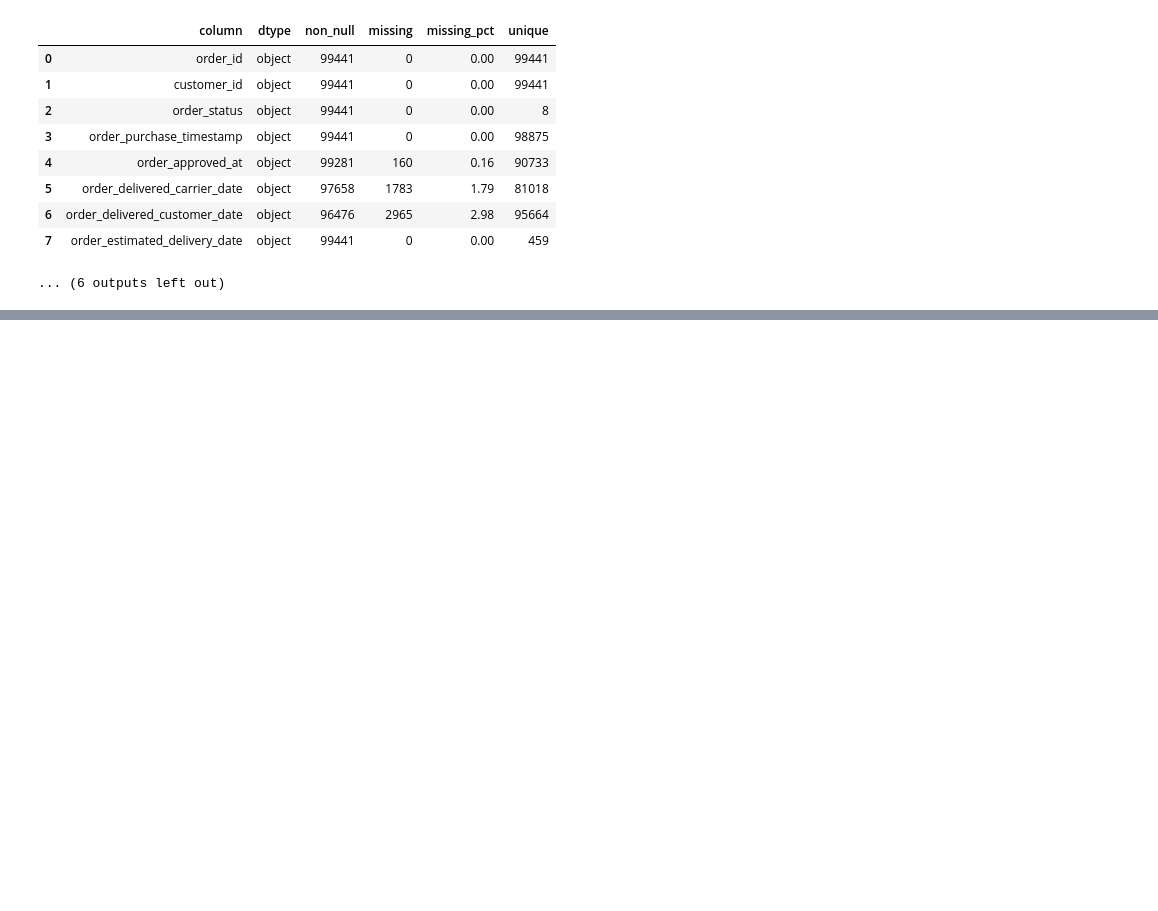
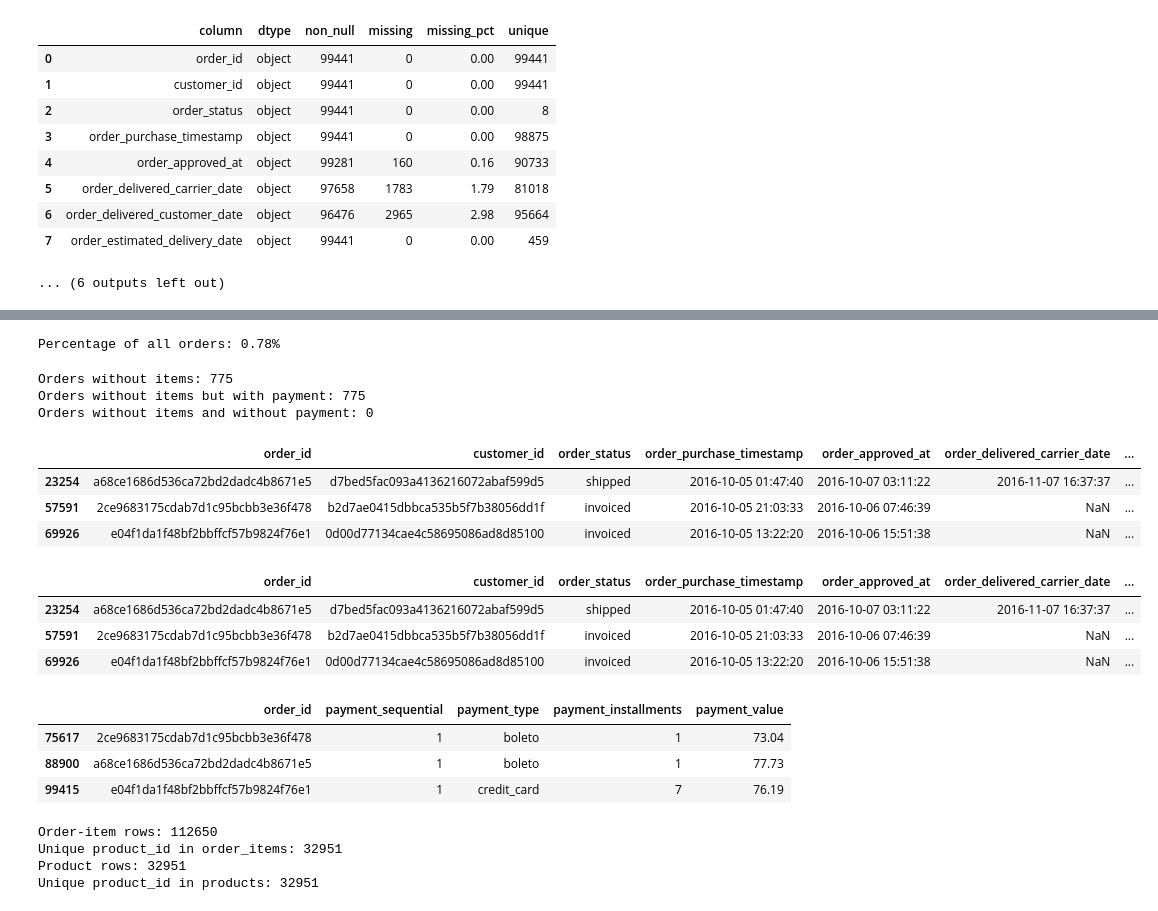
Before and after one commit to rohanshettym1-cmd/e-commerce-Intelligence-System, a Jupyter notebook: notebook/01_data_profiling.ipynb, the cells around one changed output, grey strips where cells are left out. Cells and saved outputs as stored; diff of their text form; code cells hidden in the pictures; blank space fills up the shorter version.

```diff
--- a/notebook/01_data_profiling.ipynb
+++ b/notebook/01_data_profiling.ipynb
@@ -326,0 +769,57 @@ olist_orders_dataset
+# %%
+print(
+    f"Percentage of all orders: "
+    f"{len(orders_without_items) / len(orders) * 100:.2f}%"
+)
+# %% [output]
+Percentage of all orders: 0.78%
+# %%
+print("Orders without items:", len(orders_without_items))
+print("Orders without items but with payment:", payment_coverage.sum())
+print("Orders without items and without payment:", (~payment_coverage).sum())
+# %% [output]
+Orders without items: 775
+Orders without items but with payment: 775
+Orders without items and without payment: 0
+# %%
+orders_without_items[
+    orders_without_items["order_status"].isin(["shipped", "invoiced"])
+]
+# %% [output]
+|  | order_id | customer_id | order_status | order_purchase_timestamp | order_approved_at | order_delivered_carrier_date | ... |
+| 23254 | a68ce1686d536ca72bd2dadc4b8671e5 | d7bed5fac093a4136216072abaf599d5 | shipped | 2016-10-05 01:47:40 | 2016-10-07 03:11:22 | 2016-11-07 16:37:37 | ... |
+| 57591 | 2ce9683175cdab7d1c95bcbb3e36f478 | b2d7ae0415dbbca535b5f7b38056dd1f | invoiced | 2016-10-05 21:03:33 | 2016-10-06 07:46:39 | NaN | ... |
+| 69926 | e04f1da1f48bf2bbffcf57b9824f76e1 | 0d00d77134cae4c58695086ad8d85100 | invoiced | 2016-10-05 13:22:20 | 2016-10-06 15:51:38 | NaN | ... |
+# %%
+orders_without_items[
+    orders_without_items["order_status"].isin(["shipped", "invoiced"])
+][[
+    "order_id",
+    "customer_id",
+    "order_status",
+    "order_purchase_timestamp",
+    "order_approved_at",
+    "order_delivered_carrier_date",
+    "order_delivered_customer_date",
+    "order_estimated_delivery_date"
+]]
+# %% [output]
+|  | order_id | customer_id | order_status | order_purchase_timestamp | order_approved_at | order_delivered_carrier_date | ... |
+| 23254 | a68ce1686d536ca72bd2dadc4b8671e5 | d7bed5fac093a4136216072abaf599d5 | shipped | 2016-10-05 01:47:40 | 2016-10-07 03:11:22 | 2016-11-07 16:37:37 | ... |
+| 57591 | 2ce9683175cdab7d1c95bcbb3e36f478 | b2d7ae0415dbbca535b5f7b38056dd1f | invoiced | 2016-10-05 21:03:33 | 2016-10-06 07:46:39 | NaN | ... |
+| 69926 | e04f1da1f48bf2bbffcf57b9824f76e1 | 0d00d77134cae4c58695086ad8d85100 | invoiced | 2016-10-05 13:22:20 | 2016-10-06 15:51:38 | NaN | ... |
+# %%
+payments[
+    payments["order_id"].isin(
+        orders_without_items[
+            orders_without_items["order_status"].isin(
+                ["shipped", "invoiced"]
+            )
+        ]["order_id"]
+    )
+]
+# %% [output]
+|  | order_id | payment_sequential | payment_type | payment_installments | payment_value |
+| 75617 | 2ce9683175cdab7d1c95bcbb3e36f478 | 1 | boleto | 1 | 73.04 |
+| 88900 | a68ce1686d536ca72bd2dadc4b8671e5 | 1 | boleto | 1 | 77.73 |
+| 99415 | e04f1da1f48bf2bbffcf57b9824f76e1 | 1 | credit_card | 7 | 76.19 |
@@ -326,0 +828,11 @@ olist_orders_dataset
+# %%
+print("Order-item rows:", len(order_items))
+print("Unique product_id in order_items:", order_items["product_id"].nunique())
+
+print("Product rows:", len(products))
+print("Unique product_id in products:", products["product_id"].nunique())
+# %% [output]
+Order-item rows: 112650
+Unique product_id in order_items: 32951
+Product rows: 32951
+Unique product_id in products: 32951
```
Also changed, not shown: parts of 50 cells of this notebook.
